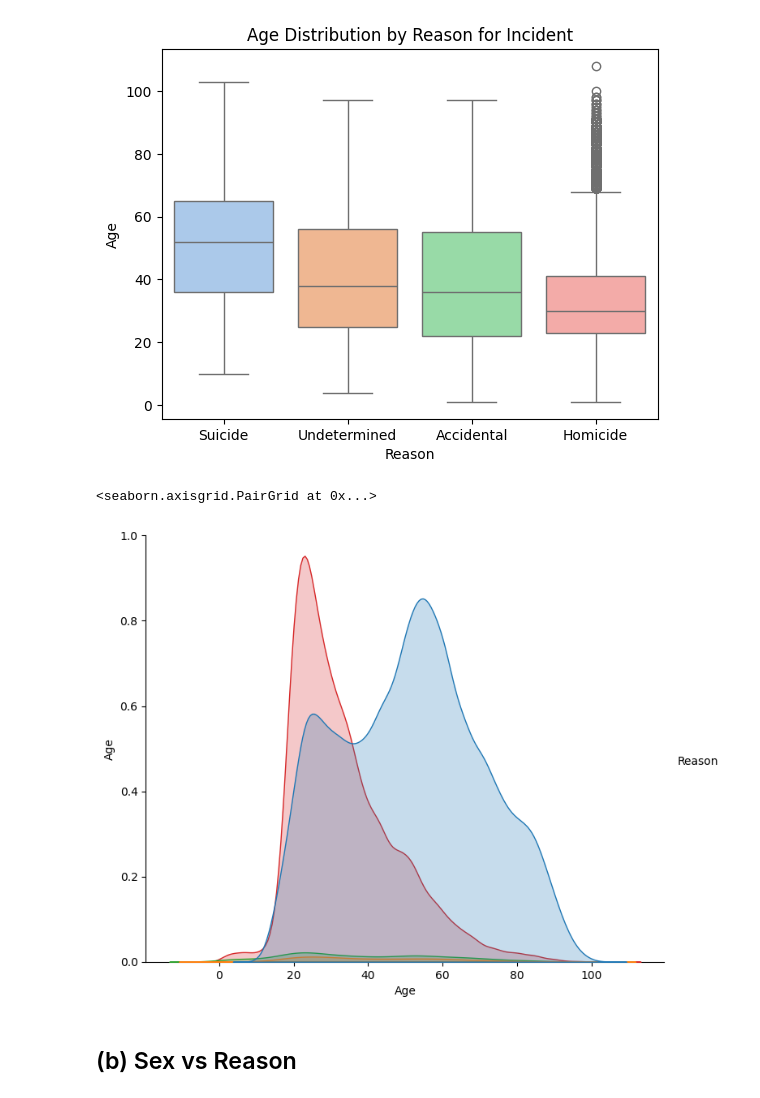
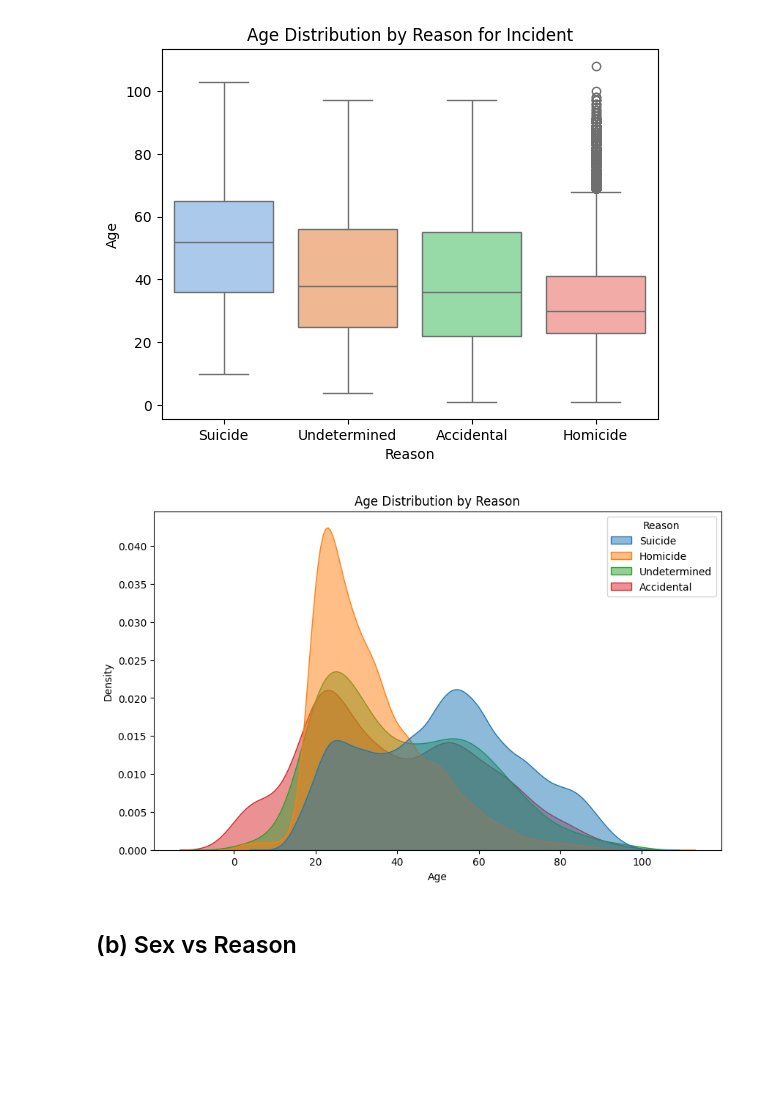
Before and after one commit to beckhamtoh/CS3244-Gun-Violence, a Jupyter notebook: notebooks/02_eda.ipynb, the cells around one changed output. Cells and saved outputs as stored; diff of their text form; code cells hidden in the pictures; blank space fills up the shorter version.

```diff
--- a/notebooks/02_eda.ipynb
+++ b/notebooks/02_eda.ipynb
@@ -9,7 +9,7 @@ import seaborn as sns
 # %% [markdown]
 Load Dataset
 # %%
-file_path = "../data/raw/Guns incident Data.csv"
+file_path = "../data/cleaned/guns_incident_data_cleaned.csv"
 df = pd.read_csv(file_path)
 # %% [markdown]
 # Basic Data Overview
@@ -157,10 +209,14 @@ plt.title("Age Distribution by Reason for Incident")
 Text(0.5, 1.0, 'Age Distribution by Reason for Incident')
 [figure]
 # %%
-sns.pairplot(df, vars=['Age'], hue='Reason', height=6, aspect=1.2)
+plt.figure(figsize=(10, 6))
+sns.kdeplot(data=df, x='Age', hue='Reason', fill=True, common_norm=False, alpha=0.5)
+plt.title('Age Distribution by Reason')
+plt.xlabel('Age')
+plt.ylabel('Density')
+plt.show()
 # %% [output]
-<seaborn.axisgrid.PairGrid at 0x...>
-[figure, old version]
+[figure, new version]
 # %% [markdown]
 ## (b) Sex vs Reason
 # %%
```
Also changed, not shown: parts of 29 cells of this notebook.
